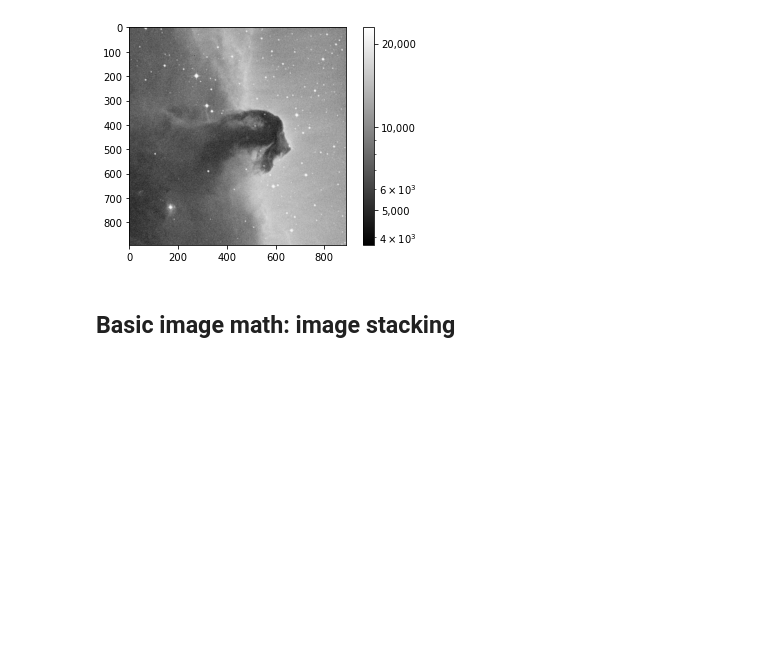
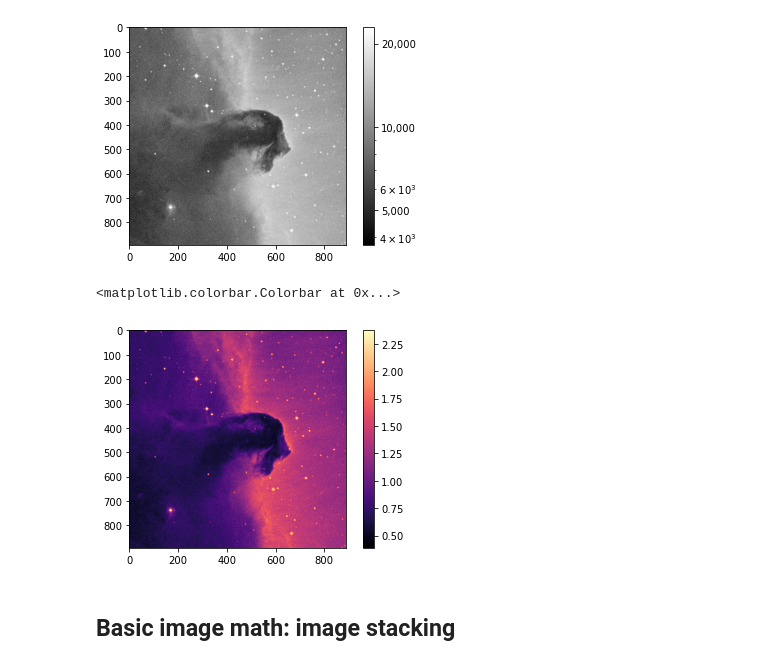
Before and after one commit to waalkesw/usefultools, a Jupyter notebook: FITS-images.ipynb, the cells around one changed output. Saved outputs shown, nothing was run; the diff lists cells and outputs as text; code cells hidden in the pictures; blank space fills up the shorter version.

```diff
--- a/FITS-images.ipynb
+++ b/FITS-images.ipynb
@@ -120,6 +121,14 @@ cbar.ax.set_yticklabels(['5,000','10,000','20,000'])
 # %% [output]
 [Text(1, 0, '5,000'), Text(1, 0, '10,000'), Text(1, 0, '20,000')]
 [figure]
+# %%
+image_data_normed = image_data/np.median(image_data)
+# %%
+plt.imshow(image_data_normed, cmap="magma")
+plt.colorbar()
+# %% [output]
+<matplotlib.colorbar.Colorbar at 0x...>
+[figure, added]
 # %% [markdown]
 ## Basic image math: image stacking
 # %% [markdown]
```
Also changed, not shown: parts of 3 cells of this notebook, 2 other files.
